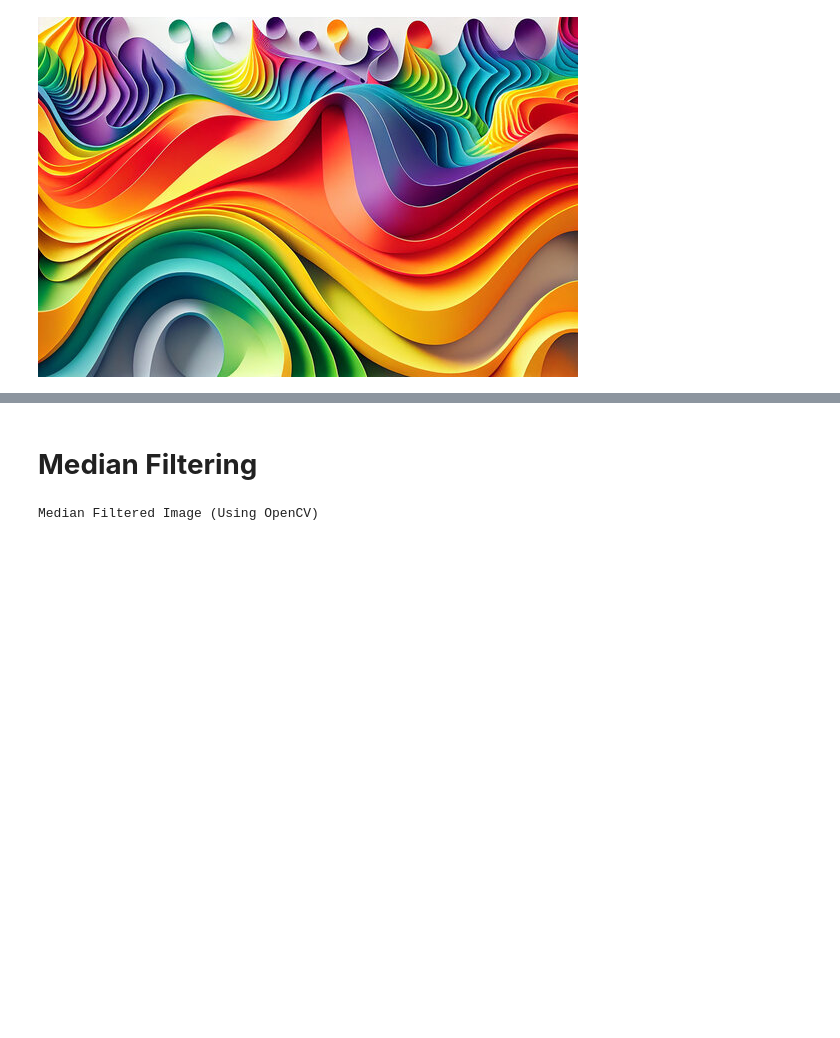
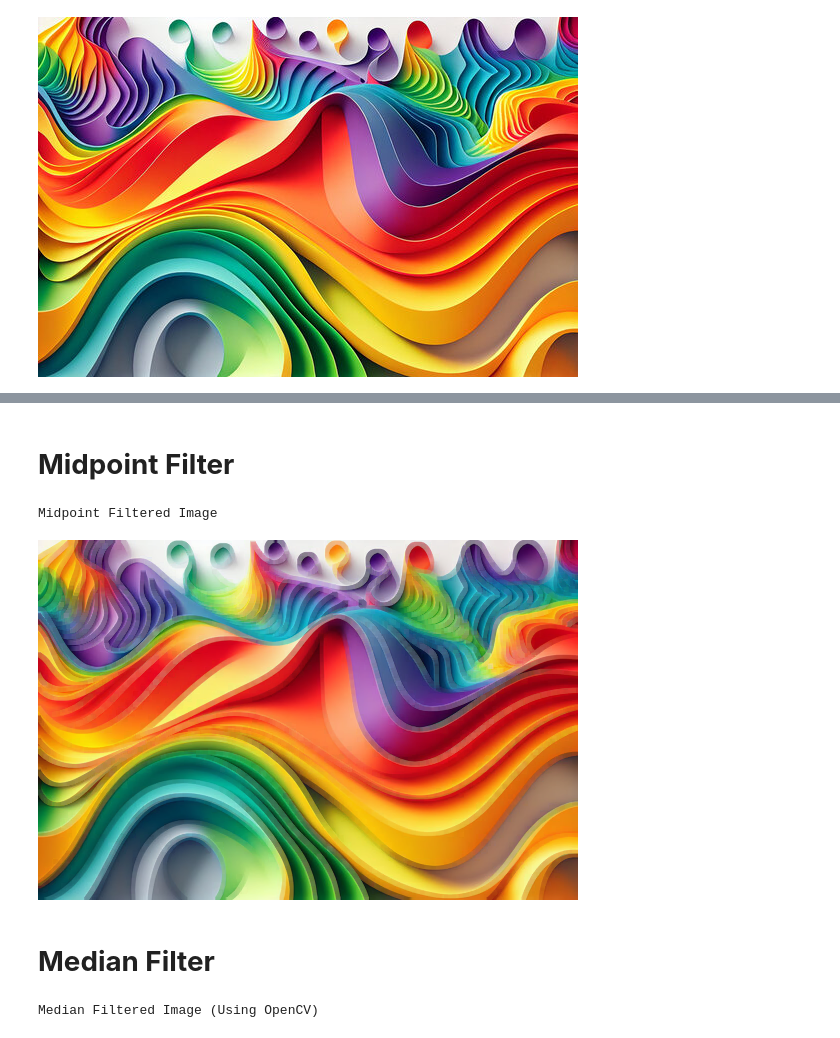
Before and after one commit to Tdas-christ/CV, a Jupyter notebook: 2348569_Non_Linear_Spatial_Filtering.ipynb, the cells around one changed output, grey strips where cells are left out. Drawn from its saved outputs; the diff is of its cells as text; code cells hidden in the pictures; blank space fills up the shorter version.

```diff
--- a/2348569_Non_Linear_Spatial_Filtering.ipynb
+++ b/2348569_Non_Linear_Spatial_Filtering.ipynb
@@ -15,5 +46,22 @@ cv2_imshow(img)
+# %% [markdown]
+# **Midpoint Filter**
+# %%
+# Define kernel size for midpoint filtering
+kernel_size = 5
+
+# Apply midpoint filtering
+midpoint_filtered = cv2.addWeighted(min_filtered, 0.5, max_filtered, 0.5, 0)
+
+# Display the result
+print('Midpoint Filtered Image')
+cv2_imshow(midpoint_filtered)
+cv2.waitKey(0)
+cv2.destroyAllWindows()
+# %% [output]
+Midpoint Filtered Image
+[figure, added]
 # %% [markdown]
-# **Median Filtering**
+# **Median Filter**
 # %%
 # Apply median filtering using OpenCV built-in function
 median_filtered_img_opencv = cv2.medianBlur(img, 5)  # Kernel size of 5
```
Also changed, not shown: parts of 6 cells of this notebook.
